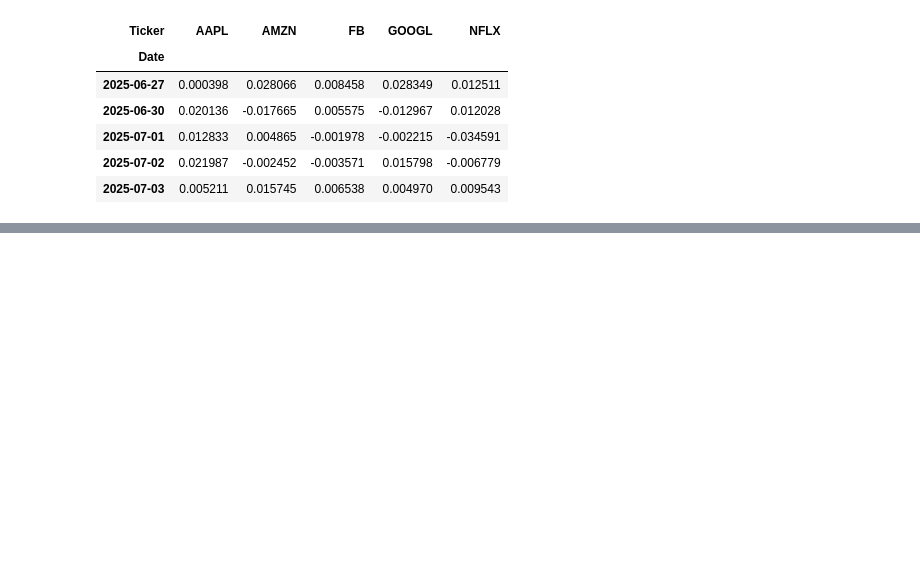
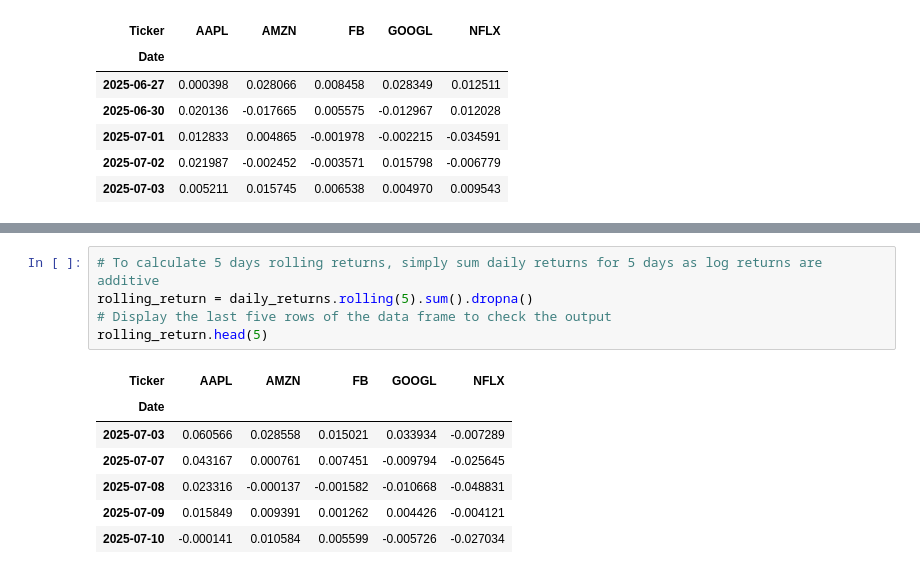
Before and after one commit to snowy615/trade_old_archive, a Jupyter notebook: learning_plots_data_file.ipynb, the cells around one changed output, grey strips where cells are left out. Saved outputs shown, nothing was run; the diff lists cells and outputs as text; blank space fills up the shorter version.

```diff
--- a/learning_plots_data_file.ipynb
+++ b/learning_plots_data_file.ipynb
@@ -440,0 +502,13 @@ daily_returns.head()
+# %%
+# To calculate 5 days rolling returns, simply sum daily returns for 5 days as log returns are additive
+rolling_return = daily_returns.rolling(5).sum().dropna()
+# Display the last five rows of the data frame to check the output
+rolling_return.head(5)
+# %% [output]
+| Ticker | AAPL | AMZN | FB | GOOGL | NFLX |
+| Date |  |  |  |  |  |
+| 2025-07-03 | 0.060566 | 0.028558 | 0.015021 | 0.033934 | -0.007289 |
+| 2025-07-07 | 0.043167 | 0.000761 | 0.007451 | -0.009794 | -0.025645 |
+| 2025-07-08 | 0.023316 | -0.000137 | -0.001582 | -0.010668 | -0.048831 |
+| 2025-07-09 | 0.015849 | 0.009391 | 0.001262 | 0.004426 | -0.004121 |
+| 2025-07-10 | -0.000141 | 0.010584 | 0.005599 | -0.005726 | -0.027034 |
```
Also changed, not shown: parts of 2 cells of this notebook.
